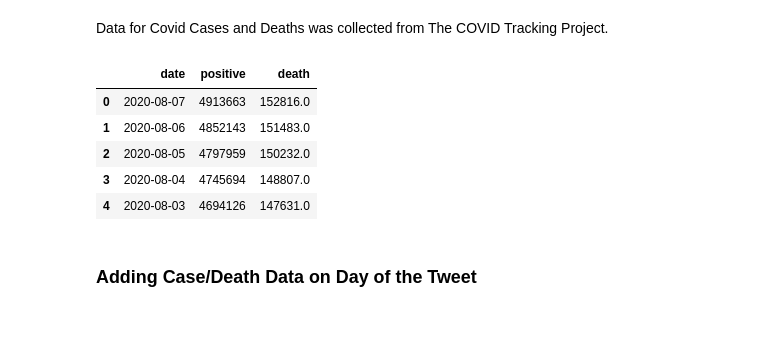
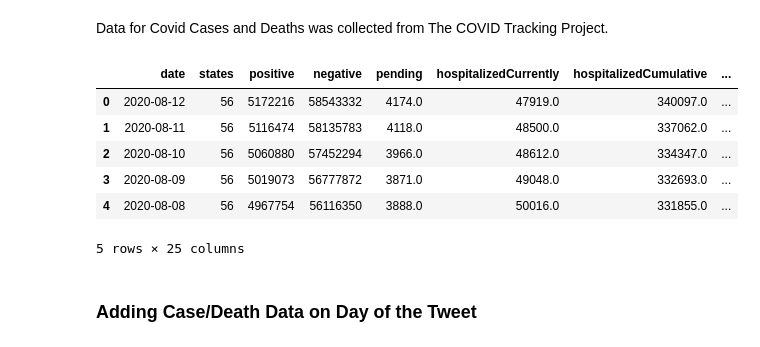
Before and after one commit to jdsmithwes/Capstone-Project, a Jupyter notebook: Dataset_creation_notebook.ipynb, the cells around one changed output. Saved outputs shown, nothing was run; the diff lists cells and outputs as text; code cells hidden in the pictures.

```diff
--- a/Dataset_creation_notebook.ipynb
+++ b/Dataset_creation_notebook.ipynb
@@ -46,20 +57,21 @@ The number of tweets in the dataset is: 17659
 Data for Covid Cases and Deaths was collected from The COVID Tracking Project.
 # %%
 # Covid data set
-covid_data = pd.read_excel('covid data/data.8.08.2020.xls')
+covid_data = pd.read_csv('https://raw.githubusercontent.com/COVID19Tracking/covid-tracking-data/master/data/us_daily.csv')
 
 # formatting the date column to datetime
 covid_data['date'] = pd.to_datetime(covid_data['date'], format='%Y%m%d')
 # %%
-covid_data = covid_data[['date','positive','death']]
+#covid_data = covid_data[['date','positive','death']]
 covid_data.head()
 # %% [output]
-|  | date | positive | death |
-| 0 | 2020-08-07 | 4913663 | 152816.0 |
-| 1 | 2020-08-06 | 4852143 | 151483.0 |
-| 2 | 2020-08-05 | 4797959 | 150232.0 |
-| 3 | 2020-08-04 | 4745694 | 148807.0 |
-| 4 | 2020-08-03 | 4694126 | 147631.0 |
+|  | date | states | positive | negative | pending | hospitalizedCurrently | hospitalizedCumulative | ... |
+| 0 | 2020-08-12 | 56 | 5172216 | 58543332 | 4174.0 | 47919.0 | 340097.0 | ... |
+| 1 | 2020-08-11 | 56 | 5116474 | 58135783 | 4118.0 | 48500.0 | 337062.0 | ... |
+| 2 | 2020-08-10 | 56 | 5060880 | 57452294 | 3966.0 | 48612.0 | 334347.0 | ... |
+| 3 | 2020-08-09 | 56 | 5019073 | 56777872 | 3871.0 | 49048.0 | 332693.0 | ... |
+| 4 | 2020-08-08 | 56 | 4967754 | 56116350 | 3888.0 | 50016.0 | 331855.0 | ... |
+5 rows × 25 columns
 # %% [markdown]
 ### Adding Case/Death Data on Day of the Tweet
 # %%
```
Also changed, not shown: parts of 22 cells of this notebook, 11 other files.
